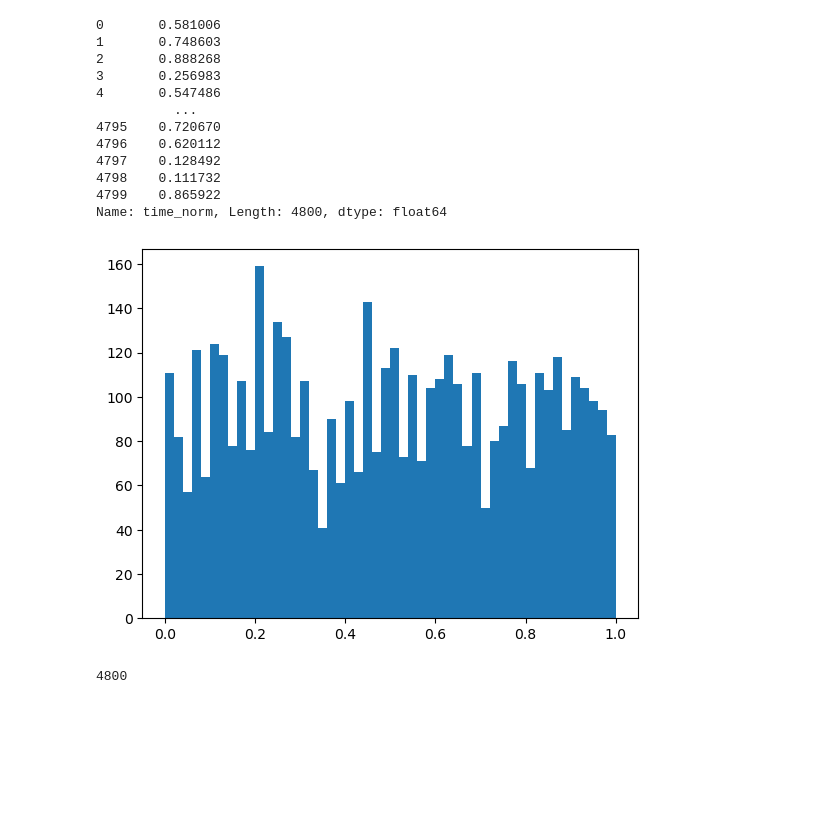
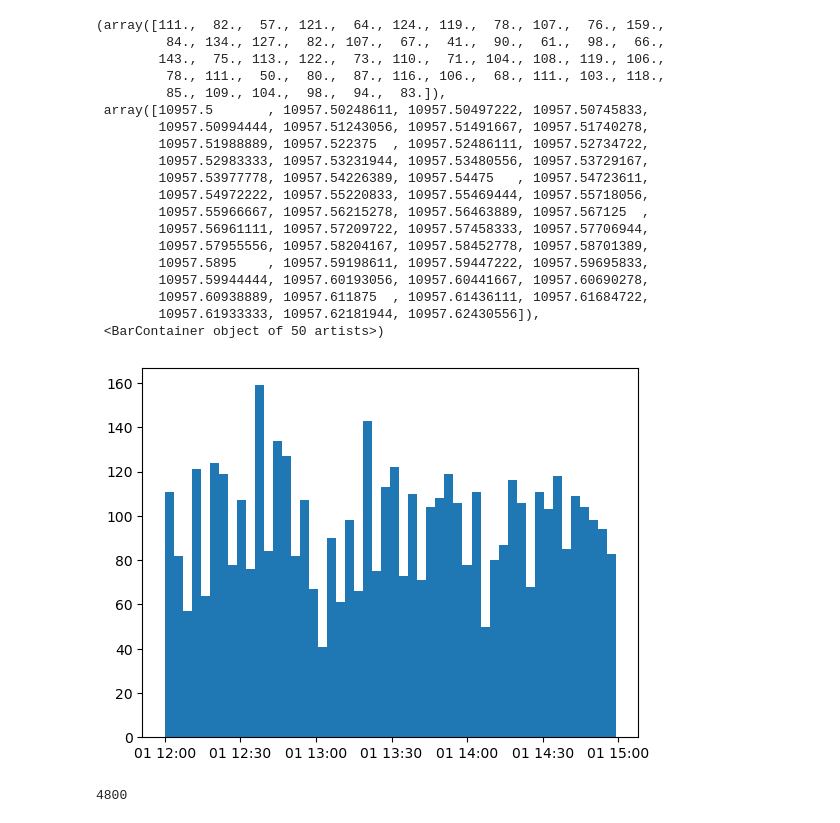
Before and after one commit to quentinchichery/hackathon-peren-2022, a Jupyter notebook: 01-exploration.ipynb, the cells around one changed output. Cells and saved outputs as stored; diff of their text form; code cells hidden in the pictures; blank space fills up the shorter version.

```diff
--- a/01-exploration.ipynb
+++ b/01-exploration.ipynb
@@ -12,35 +12,32 @@ df.head()
 | 4 | a0ce5b5f-ca56-3921-f942-2f1efed97f9e | 48.8583 | 2.3894 | 75011 | 48.8623 | 2.3426 | 75001 | 2 | ... |
 # %%
 import datetime
+import matplotlib.pyplot as plt
 
 df['time_obj'] = df.apply(lambda x: datetime.datetime(2000,1,1,x['hour'], x['minute']), axis=1)
 
-#plt.hist(df['time_obj'], bins=50)
+plt.hist(df['time_obj'], bins=50)
+# %% [output]
+(array([111.,  82.,  57., 121.,  64., 124., 119.,  78., 107.,  76., 159.,
+         84., 134., 127.,  82., 107.,  67.,  41.,  90.,  61.,  98.,  66.,
+        143.,  75., 113., 122.,  73., 110.,  71., 104., 108., 119., 106.,
+         78., 111.,  50.,  80.,  87., 116., 106.,  68., 111., 103., 118.,
+         85., 109., 104.,  98.,  94.,  83.]),
+ array([10957.5       , 10957.50248611, 10957.50497222, 10957.50745833,
+        10957.50994444, 10957.51243056, 10957.51491667, 10957.51740278,
+        10957.51988889, 10957.522375  , 10957.52486111, 10957.52734722,
+        10957.52983333, 10957.53231944, 10957.53480556, 10957.53729167,
+        10957.53977778, 10957.54226389, 10957.54475   , 10957.54723611,
+        10957.54972222, 10957.55220833, 10957.55469444, 10957.55718056,
+        10957.55966667, 10957.56215278, 10957.56463889, 10957.567125  ,
+        10957.56961111, 10957.57209722, 10957.57458333, 10957.57706944,
+        10957.57955556, 10957.58204167, 10957.58452778, 10957.58701389,
+        10957.5895    , 10957.59198611, 10957.59447222, 10957.59695833,
+        10957.59944444, 10957.60193056, 10957.60441667, 10957.60690278,
+        10957.60938889, 10957.611875  , 10957.61436111, 10957.61684722,
+        10957.61933333, 10957.62181944, 10957.62430556]),
+ <BarContainer object of 50 artists>)
+[figure, added]
-# %%
-
-max_a = df['time_obj'].max()
-min_a = df['time_obj'].min()
-min_norm = 0
-max_norm =1
-df['time_norm'] = (df['time_obj']- min_a) *(max_norm - min_norm) / (max_a-min_a) + min_norm
-df['time_norm']
-
-plt.hist(df['time_norm'], bins=50)
-print(df['time_norm'])
-# %% [output]
-0       0.581006
-1       0.748603
-2       0.888268
-3       0.256983
-4       0.547486
-          ...
-4795    0.720670
-4796    0.620112
-4797    0.128492
-4798    0.111732
-4799    0.865922
-Name: time_norm, Length: 4800, dtype: float64
-[figure]
 # %%
 import matplotlib.pyplot as plt
 
```
Also changed, not shown: parts of 6 cells of this notebook.
